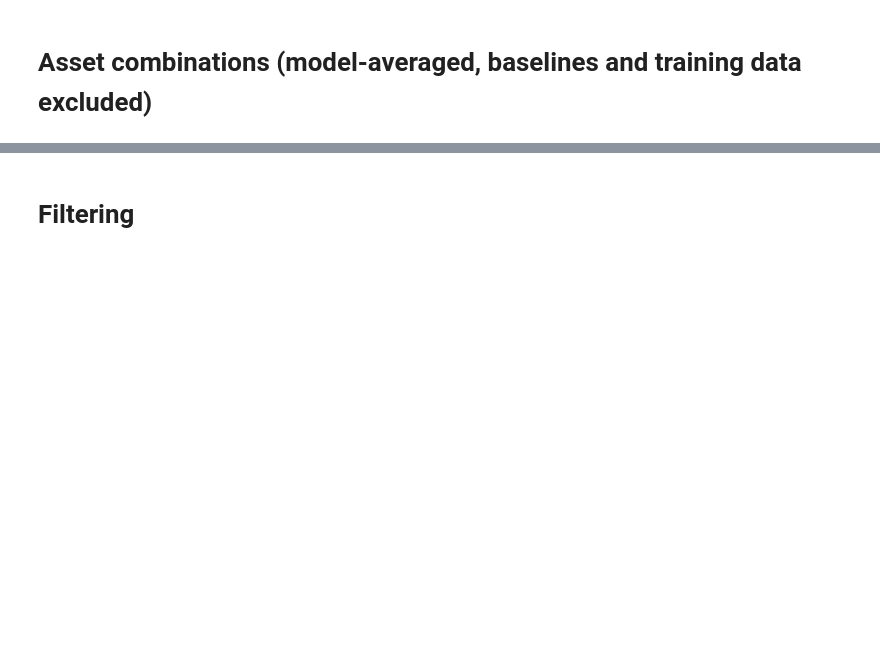
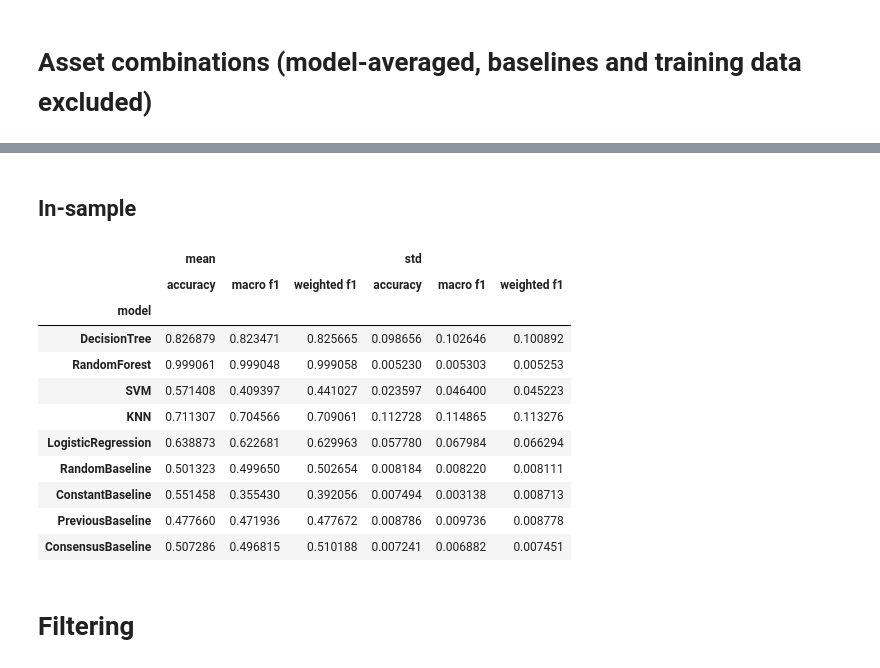
Before and after one commit to Swiss-MQP-2022/Intermarket-ML-For-EMH, a Jupyter notebook: stats.ipynb, the cells around one changed output, grey strips where cells are left out. Cells and saved outputs as stored; diff of their text form; code cells hidden in the pictures; blank space fills up the shorter version.

```diff
--- a/stats.ipynb
+++ b/stats.ipynb
@@ -138,3 +152,30 @@ display(pivot)
+# %% [markdown]
+## In-sample
+# %%
+df = data.loc[~data['Random']]
+
+pivot = []
+
+for model in Model:
+    pivot.append(df.loc[~df[DataSplit.TEST]].pivot_table(values=[metric for metric in METRICS.keys()], index=model, aggfunc=[np.mean, np.std]))
+
+pivot = pd.concat(pivot, keys=[tab.index.name for tab in pivot], names=['model','used'])
+pivot = pivot.loc[pivot.index.get_level_values(1)].droplevel(1)
+
+display(pivot)
+# %% [output]
+|  | mean |  |  | std |  |  |
+|  | accuracy | macro f1 | weighted f1 | accuracy | macro f1 | weighted f1 |
+| model |  |  |  |  |  |  |
+| DecisionTree | 0.826879 | 0.823471 | 0.825665 | 0.098656 | 0.102646 | 0.100892 |
+| RandomForest | 0.999061 | 0.999048 | 0.999058 | 0.005230 | 0.005303 | 0.005253 |
+| SVM | 0.571408 | 0.409397 | 0.441027 | 0.023597 | 0.046400 | 0.045223 |
+| KNN | 0.711307 | 0.704566 | 0.709061 | 0.112728 | 0.114865 | 0.113276 |
+| LogisticRegression | 0.638873 | 0.622681 | 0.629963 | 0.057780 | 0.067984 | 0.066294 |
+| RandomBaseline | 0.501323 | 0.499650 | 0.502654 | 0.008184 | 0.008220 | 0.008111 |
+| ConstantBaseline | 0.551458 | 0.355430 | 0.392056 | 0.007494 | 0.003138 | 0.008713 |
+| PreviousBaseline | 0.477660 | 0.471936 | 0.477672 | 0.008786 | 0.009736 | 0.008778 |
+| ConsensusBaseline | 0.507286 | 0.496815 | 0.510188 | 0.007241 | 0.006882 | 0.007451 |
 # %% [markdown]
 # Filtering
 # %%
```
Also changed, not shown: parts of 4 cells of this notebook.
